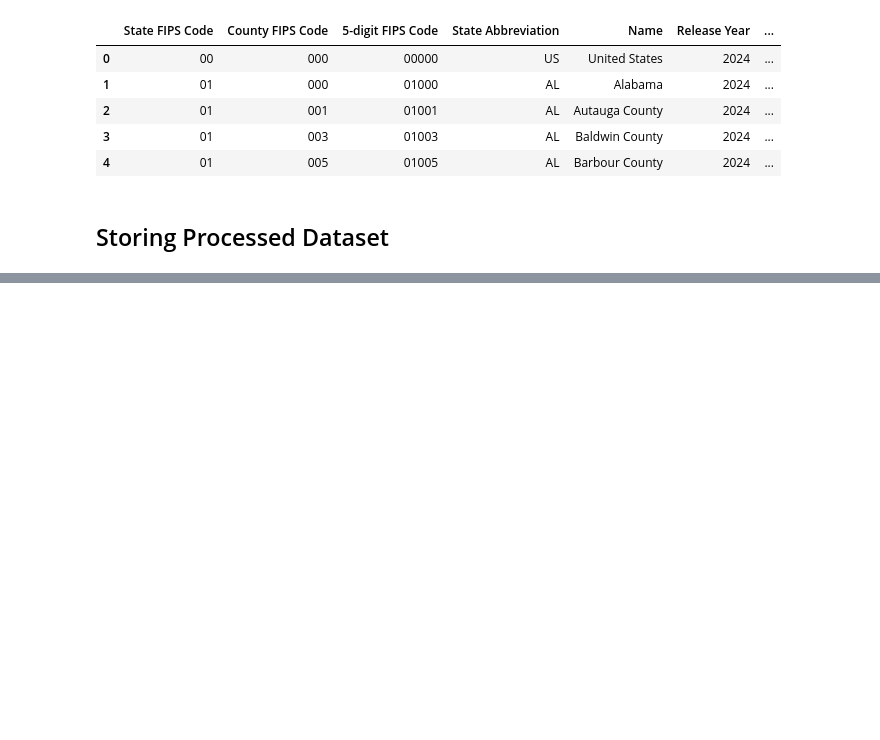
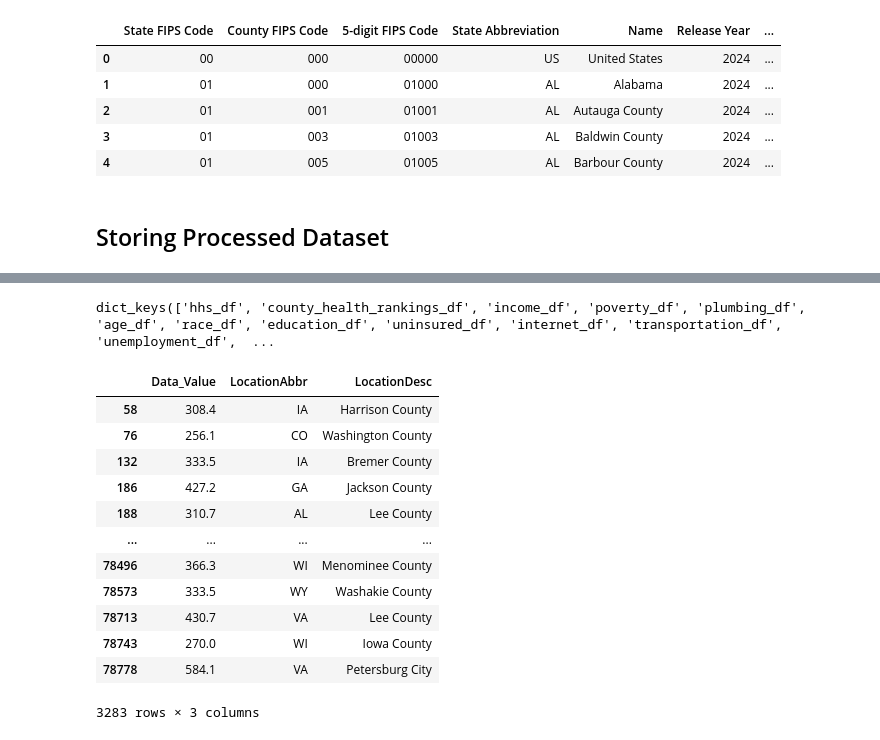
Before and after one commit to Apurv-Manjrekar/RADI, a Jupyter notebook: preprocessing.ipynb, the cells around one changed output, grey strips where cells are left out. Saved outputs shown, nothing was run; the diff lists cells and outputs as text; code cells hidden in the pictures; blank space fills up the shorter version.

```diff
--- a/preprocessing.ipynb
+++ b/preprocessing.ipynb
@@ -493,0 +708,23 @@ poor_or_fair_health_df.to_csv(processed_data_path + 'poor_or_fair_health.csv', i
+# %%
+datasets = {k: v for k, v in datasets.items() if k in required_columns}
+datasets.keys()
+# %% [output]
+dict_keys(['hhs_df', 'county_health_rankings_df', 'income_df', 'poverty_df', 'plumbing_df', 'age_df', 'race_df', 'education_df', 'uninsured_df', 'internet_df', 'transportation_df', 'unemployment_df',  ...
+# %%
+datasets['hhs_df'] = datasets['hhs_df'][datasets['hhs_df']['Stratification1'] == 'Overall']
+datasets['hhs_df'] = datasets['hhs_df'][datasets['hhs_df']['Stratification2'] == 'Overall']
+datasets['hhs_df'][[required_columns['hhs_df']] + primary_columns['hhs_df']]
+# %% [output]
+|  | Data_Value | LocationAbbr | LocationDesc |
+| 58 | 308.4 | IA | Harrison County |
+| 76 | 256.1 | CO | Washington County |
+| 132 | 333.5 | IA | Bremer County |
+| 186 | 427.2 | GA | Jackson County |
+| 188 | 310.7 | AL | Lee County |
+| ... | ... | ... | ... |
+| 78496 | 366.3 | WI | Menominee County |
+| 78573 | 333.5 | WY | Washakie County |
+| 78713 | 430.7 | VA | Lee County |
+| 78743 | 270.0 | WI | Iowa County |
+| 78778 | 584.1 | VA | Petersburg City |
+3283 rows × 3 columns
```
Also changed, not shown: parts of 21 cells of this notebook, 4 other files.
